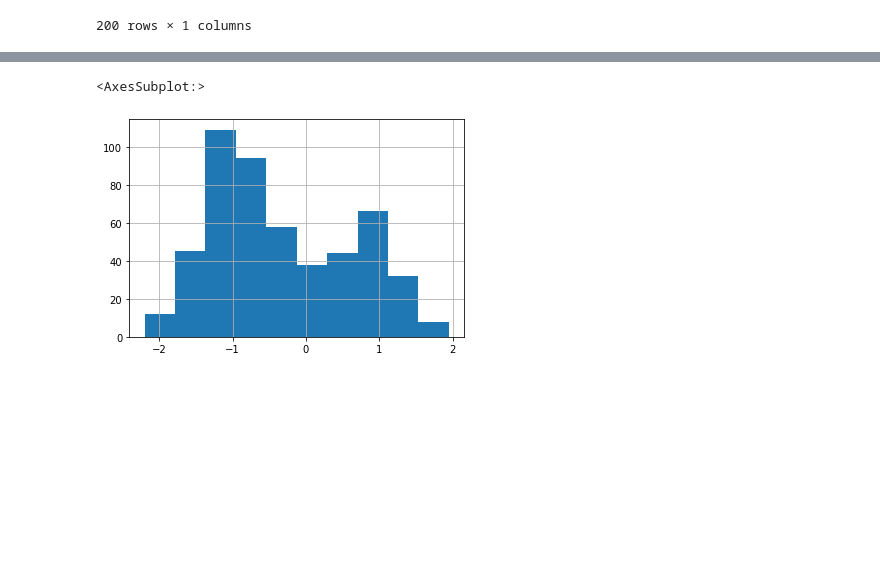
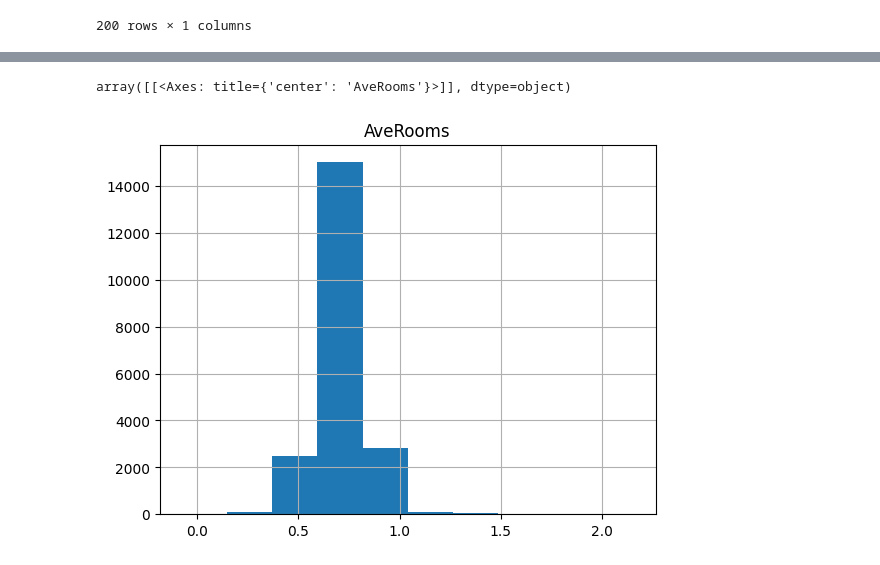
Before and after one commit to cnunezc/MFLUFTO2026, a Jupyter notebook: Labs/Lab 2 - Data Preparation/06_Outliers.ipynb, the cells around one changed output, grey strips where cells are left out. Saved outputs shown, nothing was run; the diff lists cells and outputs as text; code cells hidden in the pictures; blank space fills up the shorter version.

```diff
--- a/Labs/Lab 2 - Data Preparation/06_Outliers.ipynb
+++ b/Labs/Lab 2 - Data Preparation/06_Outliers.ipynb
@@ -110,10 +111,10 @@ sns.__version__
 # %%
 #OUTLIER DETECTION
-from sklearn.datasets import load_boston
+from sklearn.datasets import fetch_california_housing
 import pandas as pd
 
 #DETECTAR Y REMOVER Outliers
-boston = load_boston()
+housing = fetch_california_housing()
 
-boston
+housing
 # %% [output]
@@ -170,9 +177,9 @@ Targets 	real 5. - 50.
 '''
 
 #create the dataframe
-boston_df = pd.DataFrame(boston.data)
+housing_df = pd.DataFrame(housing.data)
 
-boston_df.columns = boston.feature_names
+housing_df.columns = housing.feature_names
 
-boston_df.head()
+housing_df.head()
 # %% [output]
@@ -284,11 +275,11 @@ sns.boxplot(x=df.Data)
 # %%
 ## check your data first
-df2=pd.DataFrame(boston_df["CRIM"])
+df2=pd.DataFrame(housing_df["AveRooms"])
 mean2 = df2.mean()
 sd2 = df2.std()
 
 df2.describe()
-sns.boxplot(x=boston_df.CRIM)
+sns.boxplot(x=housing_df.AveRooms)
 
 #df2.shape
 # %% [output]
@@ -302,10 +293,10 @@ array([[<AxesSubplot:title={'center':'CRIM'}>]], dtype=object)
 # %%
 #df2.hist()
 import numpy as np
-np.log10(boston_df["CRIM"]).hist()
+np.log10(df2).hist()
 # %% [output]
-<AxesSubplot:>
+array([[<Axes: title={'center': 'AveRooms'}>]], dtype=object)
-[figure, old version]
+[figure, new version]
 # %%
 import numpy as np
 
```
Also changed, not shown: parts of 21 cells of this notebook, 3 other files.
